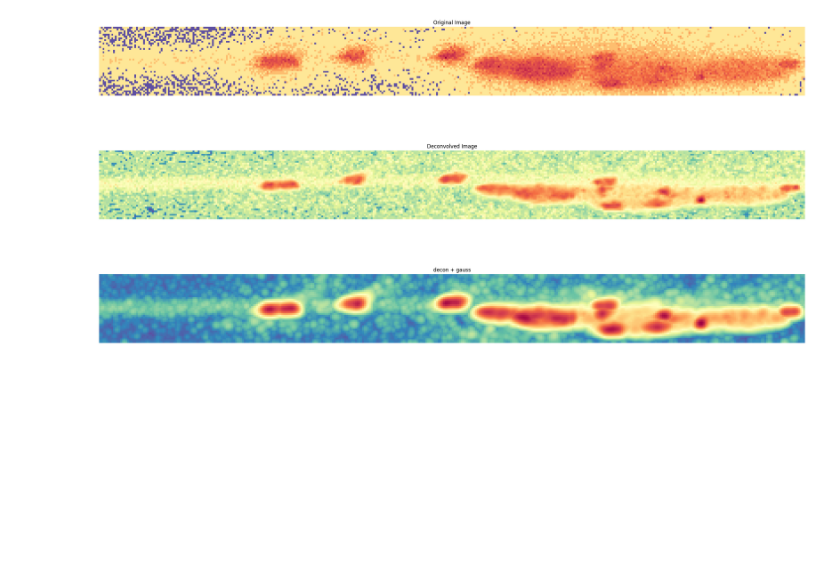
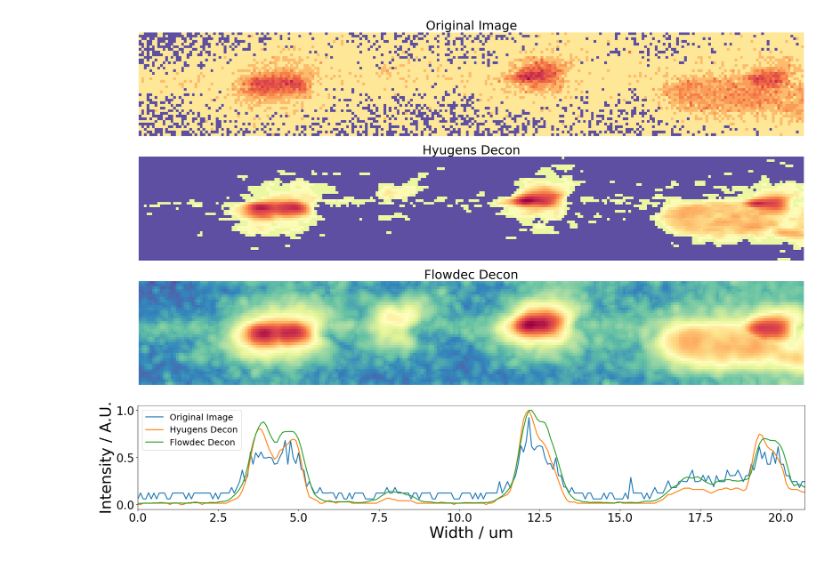
Before and after one commit to CraignRush/3D-correlation-deconvolution, a Jupyter notebook: plotting_notebook_huygens.ipynb, the cells around one changed output. Saved outputs shown, nothing was run; the diff lists cells and outputs as text; code cells hidden in the pictures; blank space fills up the shorter version.

```diff
--- a/plotting_notebook_huygens.ipynb
+++ b/plotting_notebook_huygens.ipynb
@@ -20,8 +23,8 @@ output = io.imread('deconv.tif')
 # %%
-output_2 = gaussian_filter(output,1.5)
+output_2 = gaussian_filter(output_2.astype(np.float32),1.5)
 # %%
 images_to_plot = [stack_scaled, output , output_2]
-titles = ['Original Image', 'Deconvolved Image', 'decon + gauss']
-slices = [(700,1150), (600,1000)]
+titles = ['Original Image', 'Hyugens Decon', 'Flowdec Decon']
+slices = [(750,1000), (650,900)]
 slices[0]
 # %% [output]
@@ -35,6 +38,6 @@ center = tuple([slice(None), slice(10, -10), slice(10, -10)])
 for i, d in enumerate(images_to_plot):#res.data
     img = exposure.adjust_gamma(d[center].max(axis=0), gamma=1)
     axs[i].imshow(img, cmap='Spectral_r')
-    axs[i].set_title(titles[i])
+    axs[i].set_title(titles[i],fontsize=32)
     axs[i].axis('off')
 # %% [output]
@@ -49,7 +52,7 @@ for i, d in enumerate(images_to_plot):#res.data
     img = exposure.adjust_gamma(d.max(axis=0), gamma=1)
     print(img.shape)
     axs[i].imshow(img[slices[0][0]:slices[0][1],slices[1][0]:slices[1][1]], cmap='Spectral_r')
-    axs[i].set_title(titles[i])
+    axs[i].set_title(titles[i],fontsize=32)
     axs[i].axis('off')
 # %% [output]
 (2048, 2048)
@@ -60,17 +63,32 @@ for i, d in enumerate(images_to_plot):#res.data
 def xz_project(img):
     return np.max(img, axis=1)
 # %%
-fig, axs = plt.subplots(len(images_to_plot),1)
+fig, axs = plt.subplots(len(images_to_plot)+1,1)
 axs = axs.ravel()
-fig.set_size_inches(30, 15)
+fig.set_size_inches(25, 18)
 
 
 xz_projection_data = [xz_project(img[:,slices[0][0]:slices[0][1],:]) for img in images_to_plot]
 
 for i, d in enumerate(xz_projection_data):#res.data
     img = exposure.adjust_gamma(d,gamma=.2)
     axs[i].imshow(img[:,slices[1][0]:slices[1][1]], cmap='Spectral_r')
-    axs[i].set_title(titles[i])
+    axs[i].set_title(titles[i],fontsize=26)
     axs[i].axis('off')
+
+x = np.linspace(0,slices[1][1]-slices[1][0],250)*0.083
+
+for i, d in enumerate(xz_projection_data):#res.data
+    img = exposure.adjust_gamma(d,gamma=1)
+    line = np.max(img[:,slices[1][0]:slices[1][1]]/np.max(np.max(img)),axis=0)
+    axs[-1].plot(x, line, label=titles[i],linewidth=2)
+    #axs.set_title(titles[i],fontsize=26)
+    axs[-1].tick_params(axis='x', labelsize=24)
+    axs[-1].tick_params(axis='y', labelsize=24)
+    axs[-1].set_xlabel('Width / um', fontsize=32)
+    axs[-1].set_ylabel('Intensity / A.U.', fontsize=32)
+    axs[-1].set_xlim([0,250*0.083])
+    axs[-1].legend(fontsize=18)
+    axs[-1].axis('on')
 # %% [output]
-[figure, old version]
+[figure, new version]
```
Also changed, not shown: parts of 7 cells of this notebook, 2 other files.
